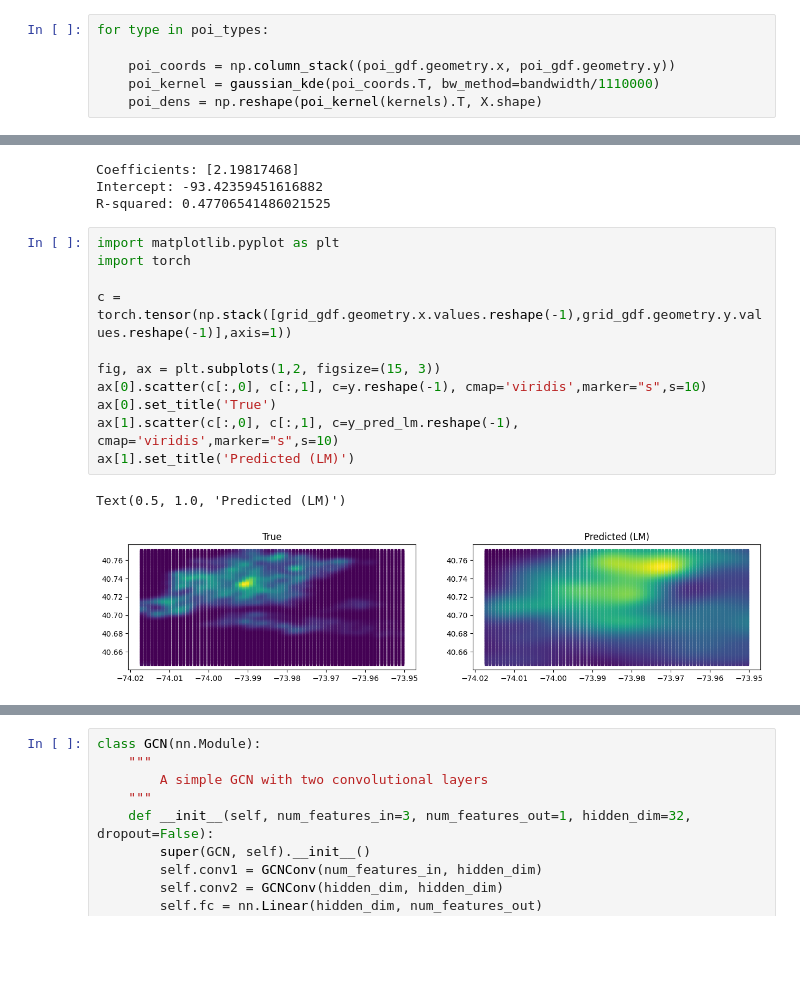
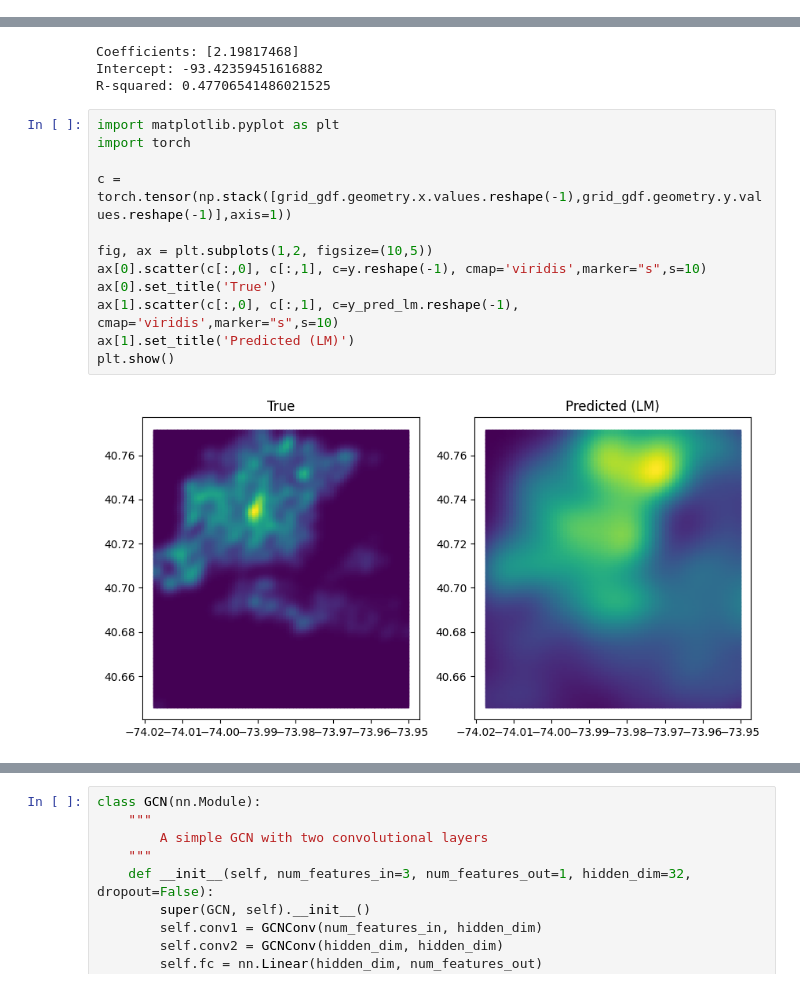
Before and after one commit to ColeDixon78/ML-Projects, a Jupyter notebook: Bike_share_project/NYC_biking.ipynb, the cells around one changed output, grey strips where cells are left out. Drawn from its saved outputs; the diff is of its cells as text; blank space fills up the shorter version.

```diff
--- a/Bike_share_project/NYC_biking.ipynb
+++ b/Bike_share_project/NYC_biking.ipynb
@@ -324,9 +324,3 @@ ax.set_ylim([ymin, ymax])
 plt.show()
 # %% [output]
 [figure]
-# %%
-for type in poi_types:
-
-    poi_coords = np.column_stack((poi_gdf.geometry.x, poi_gdf.geometry.y))
-    poi_kernel = gaussian_kde(poi_coords.T, bw_method=bandwidth/1110000)
-    poi_dens = np.reshape(poi_kernel(kernels).T, X.shape)
@@ -357,17 +343,17 @@ R-squared: 0.47706541486021525
 # %%
 import matplotlib.pyplot as plt
 import torch
 
 c = torch.tensor(np.stack([grid_gdf.geometry.x.values.reshape(-1),grid_gdf.geometry.y.values.reshape(-1)],axis=1))
 
-fig, ax = plt.subplots(1,2, figsize=(15, 3))
+fig, ax = plt.subplots(1,2, figsize=(10,5))
 ax[0].scatter(c[:,0], c[:,1], c=y.reshape(-1), cmap='viridis',marker="s",s=10)
 ax[0].set_title('True')
 ax[1].scatter(c[:,0], c[:,1], c=y_pred_lm.reshape(-1), cmap='viridis',marker="s",s=10)
 ax[1].set_title('Predicted (LM)')
+plt.show()
 # %% [output]
-Text(0.5, 1.0, 'Predicted (LM)')
-[figure, old version]
+[figure, new version]
 # %%
 model = RandomForestRegressor()
 model.fit(X, y)
```
Also changed, not shown: parts of 10 cells of this notebook, 1 other file.
